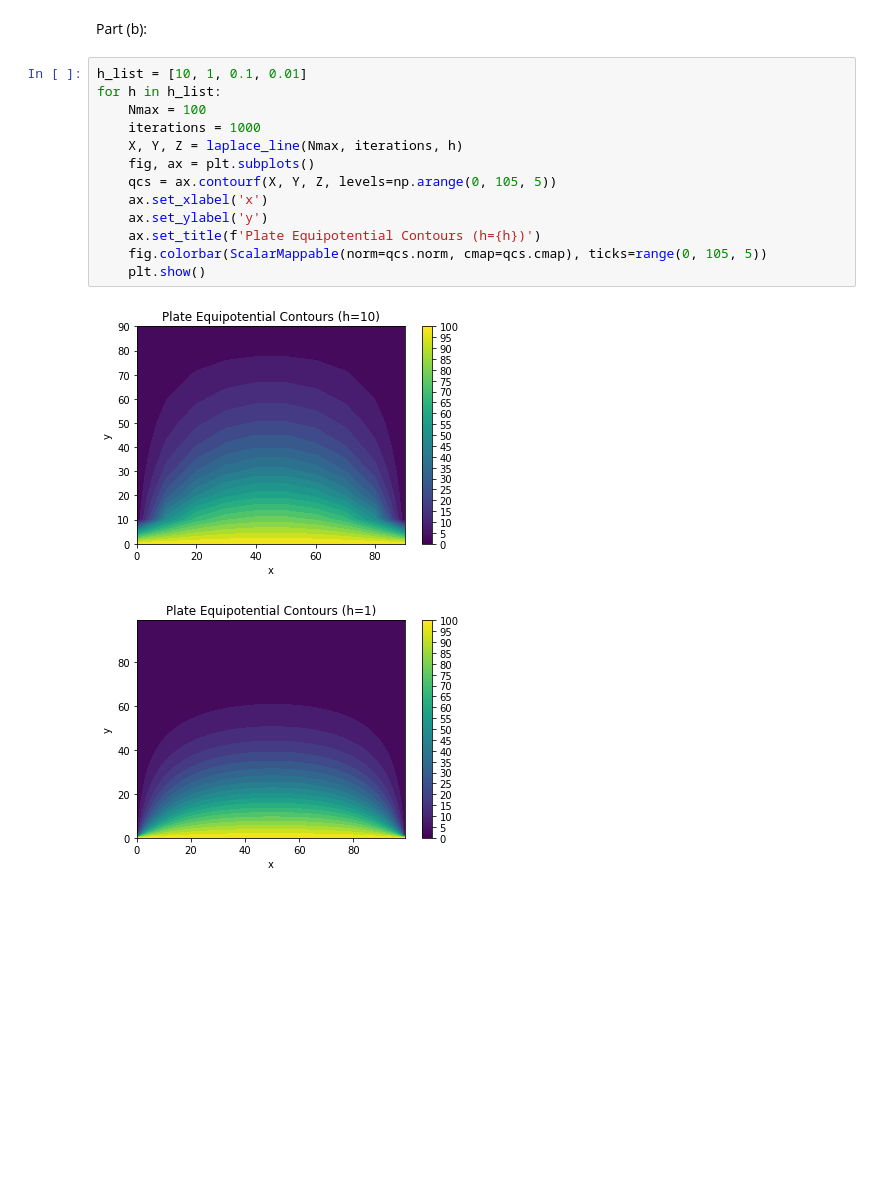
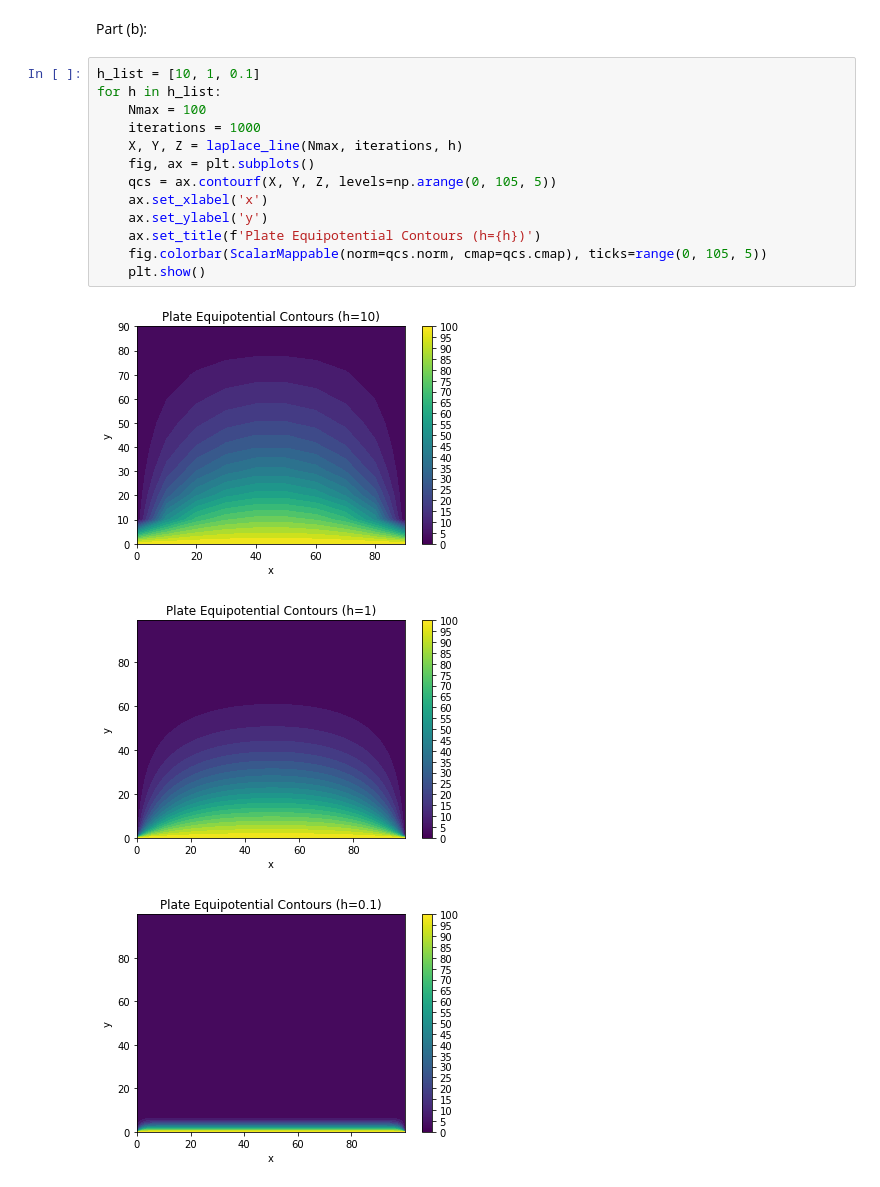
Before and after one commit to JSheare/Computational-Physics, a Jupyter notebook: Exercise Set 7.ipynb, the cells around one changed output. Cells and saved outputs as stored; diff of their text form; blank space fills up the shorter version.

```diff
--- a/Exercise Set 7.ipynb
+++ b/Exercise Set 7.ipynb
@@ -54,18 +54,19 @@ plt.show()
 # %% [markdown]
 Part (b):
 # %%
-h_list = [10, 1, 0.1, 0.01]
+h_list = [10, 1, 0.1]
 for h in h_list:
     Nmax = 100
     iterations = 1000
     X, Y, Z = laplace_line(Nmax, iterations, h)
     fig, ax = plt.subplots()
     qcs = ax.contourf(X, Y, Z, levels=np.arange(0, 105, 5))
     ax.set_xlabel('x')
     ax.set_ylabel('y')
     ax.set_title(f'Plate Equipotential Contours (h={h})')
     fig.colorbar(ScalarMappable(norm=qcs.norm, cmap=qcs.cmap), ticks=range(0, 105, 5))
     plt.show()
 # %% [output]
 [figure]
 [figure]
+[figure, added]
```
